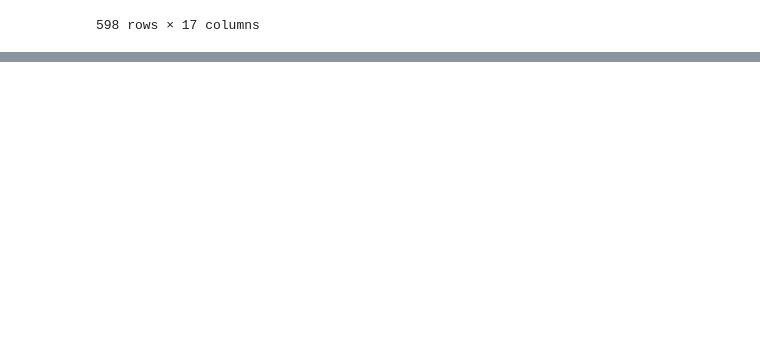
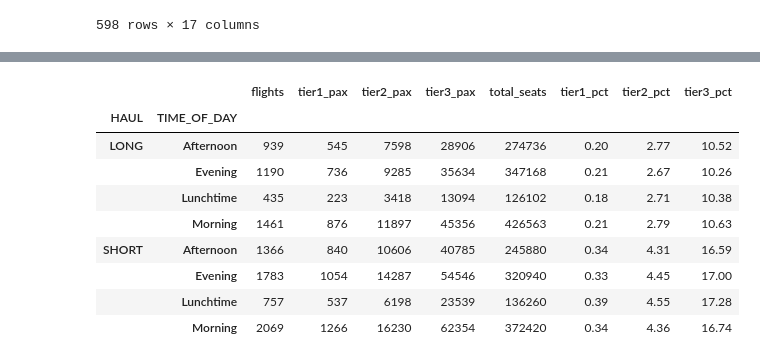
Before and after one commit to meti-creator/british_airways, a Jupyter notebook: notebooks/analysis.ipynb, the cells around one changed output, grey strips where cells are left out. Drawn from its saved outputs; the diff is of its cells as text; code cells hidden in the pictures; blank space fills up the shorter version.

```diff
--- a/notebooks/analysis.ipynb
+++ b/notebooks/analysis.ipynb
@@ -111,0 +119,2 @@ print("Total seats:", df[seat_columns].sum().sum())
+# %%
+df["TOTAL_SEATS"] = df["FIRST_CLASS_SEATS"] + df["BUSINESS_CLASS_SEATS"] + df["ECONOMY_SEATS"]
@@ -111,0 +167,31 @@ print("Total seats:", df[seat_columns].sum().sum())
+# %%
+
+# Total seats = the "out of how many" part
+df["TOTAL_SEATS"] = df["FIRST_CLASS_SEATS"] + df["BUSINESS_CLASS_SEATS"] + df["ECONOMY_SEATS"]
+
+# Steps 1-2: group, then add up flights, eligible people, and seats
+grouped = df.groupby(["HAUL", "TIME_OF_DAY"]).agg(
+    flights=("FLIGHT_NO", "size"),
+    tier1_pax=("TIER1_ELIGIBLE_PAX", "sum"),
+    tier2_pax=("TIER2_ELIGIBLE_PAX", "sum"),
+    tier3_pax=("TIER3_ELIGIBLE_PAX", "sum"),
+    total_seats=("TOTAL_SEATS", "sum"),
+)
+
+# Steps 3-4: divide once per group, then turn it into a percentage
+grouped["tier1_pct"] = grouped["tier1_pax"] / grouped["total_seats"] * 100
+grouped["tier2_pct"] = grouped["tier2_pax"] / grouped["total_seats"] * 100
+grouped["tier3_pct"] = grouped["tier3_pax"] / grouped["total_seats"] * 100
+
+grouped.round(2)
+# %% [output]
+|  |  | flights | tier1_pax | tier2_pax | tier3_pax | total_seats | tier1_pct | tier2_pct | tier3_pct |
+| HAUL | TIME_OF_DAY |  |  |  |  |  |  |  |  |
+| LONG | Afternoon | 939 | 545 | 7598 | 28906 | 274736 | 0.20 | 2.77 | 10.52 |
+|  | Evening | 1190 | 736 | 9285 | 35634 | 347168 | 0.21 | 2.67 | 10.26 |
+|  | Lunchtime | 435 | 223 | 3418 | 13094 | 126102 | 0.18 | 2.71 | 10.38 |
+|  | Morning | 1461 | 876 | 11897 | 45356 | 426563 | 0.21 | 2.79 | 10.63 |
+| SHORT | Afternoon | 1366 | 840 | 10606 | 40785 | 245880 | 0.34 | 4.31 | 16.59 |
+|  | Evening | 1783 | 1054 | 14287 | 54546 | 320940 | 0.33 | 4.45 | 17.00 |
+|  | Lunchtime | 757 | 537 | 6198 | 23539 | 136260 | 0.39 | 4.55 | 17.28 |
+|  | Morning | 2069 | 1266 | 16230 | 62354 | 372420 | 0.34 | 4.36 | 16.74 |
```
Also changed, not shown: parts of 11 cells of this notebook, 2 other files.
